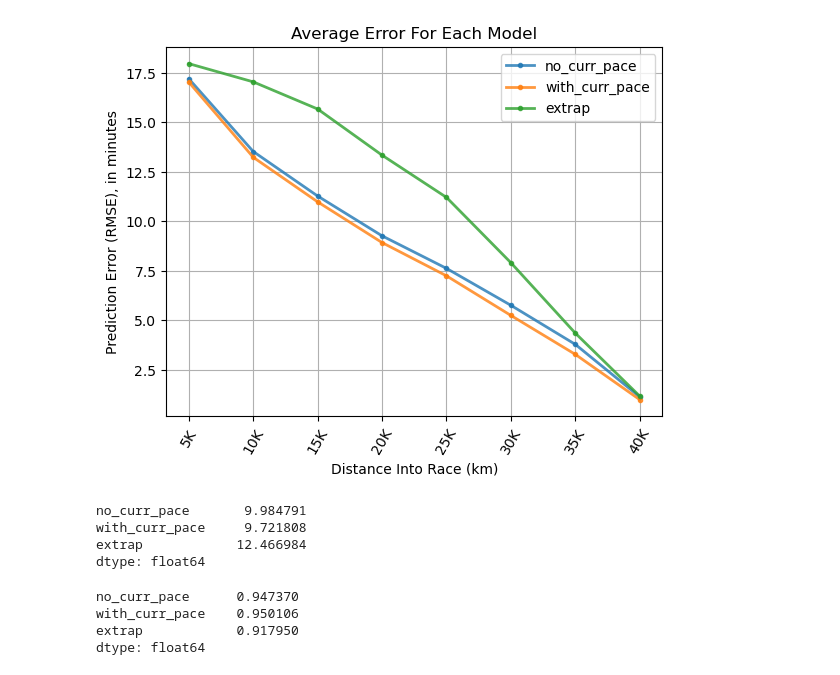
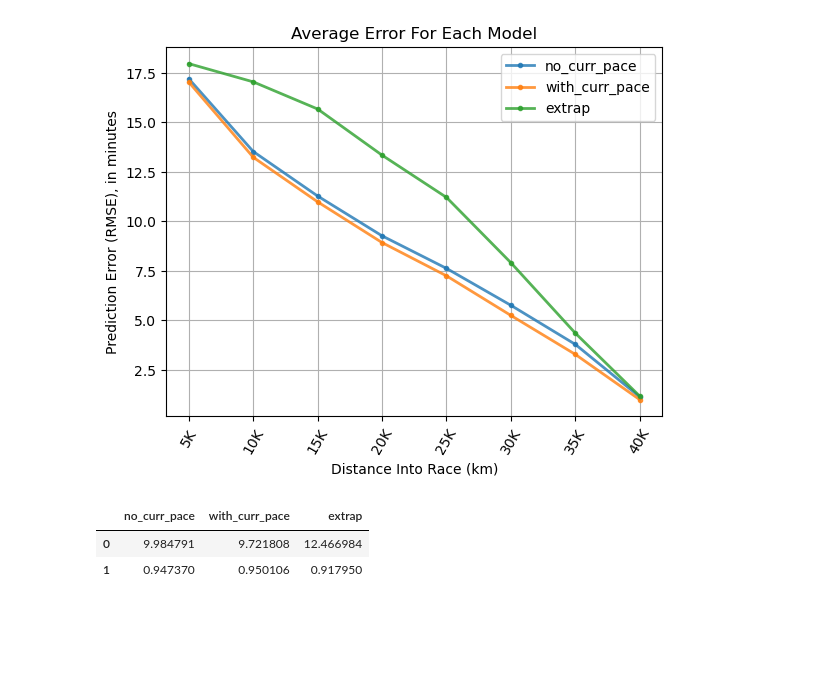
Before and after one commit to eaegerber/Marathon_Predictor, a Jupyter notebook: compare.ipynb, the cells around one changed output. Saved outputs shown, nothing was run; the diff lists cells and outputs as text; code cells hidden in the pictures; blank space fills up the shorter version.

```diff
--- a/compare.ipynb
+++ b/compare.ipynb
@@ -57,22 +54,12 @@ rmse_table
 | 35K | 3.783593 | 3.278807 | 4.350297 | 0.130268 | 0.246303 |
 | 40K | 1.134416 | 0.994469 | 1.172183 | 0.032219 | 0.151610 |
 [figure]
-# %%
-test2[labels].apply(lambda x: (x ** 2).mean() ** 0.5) # overall rmse
-# %% [output]
-no_curr_pace       9.984791
-with_curr_pace     9.721808
-extrap            12.466984
-dtype: float64
-# %%
-mks = ["5K", "10K", "15K", "20K", "25K", "30K", "35K", "40K"]
-test2.groupby(["dist"])[labels].apply(lambda x: (x ** 2).sum()).loc[mks]
-1 - (((test2[labels]) ** 2).sum()/((((42195/60) / test2["finish"]) - ((42195/60) / test2["finish"]).mean()) ** 2).sum()) # r squared
-# %% [output]
-no_curr_pace      0.947370
-with_curr_pace    0.950106
-extrap            0.917950
-dtype: float64
+# %%
+other_stats(test2[labels], test2["finish"])
+# %% [output]
+|  | no_curr_pace | with_curr_pace | extrap |
+| 0 | 9.984791 | 9.721808 | 12.466984 |
+| 1 | 0.947370 | 0.950106 | 0.917950 |
 # %%
 mpreds2 = {name: (42195 / 60) / get_preds(test, pd.read_csv(path), feats_lis=feats, beta_lis=betas, propleft=pleft, name=name, full=True)
            for (name, path, feats, betas, pleft) in model_info}
```
Also changed, not shown: parts of 5 cells of this notebook, 1 other file.
